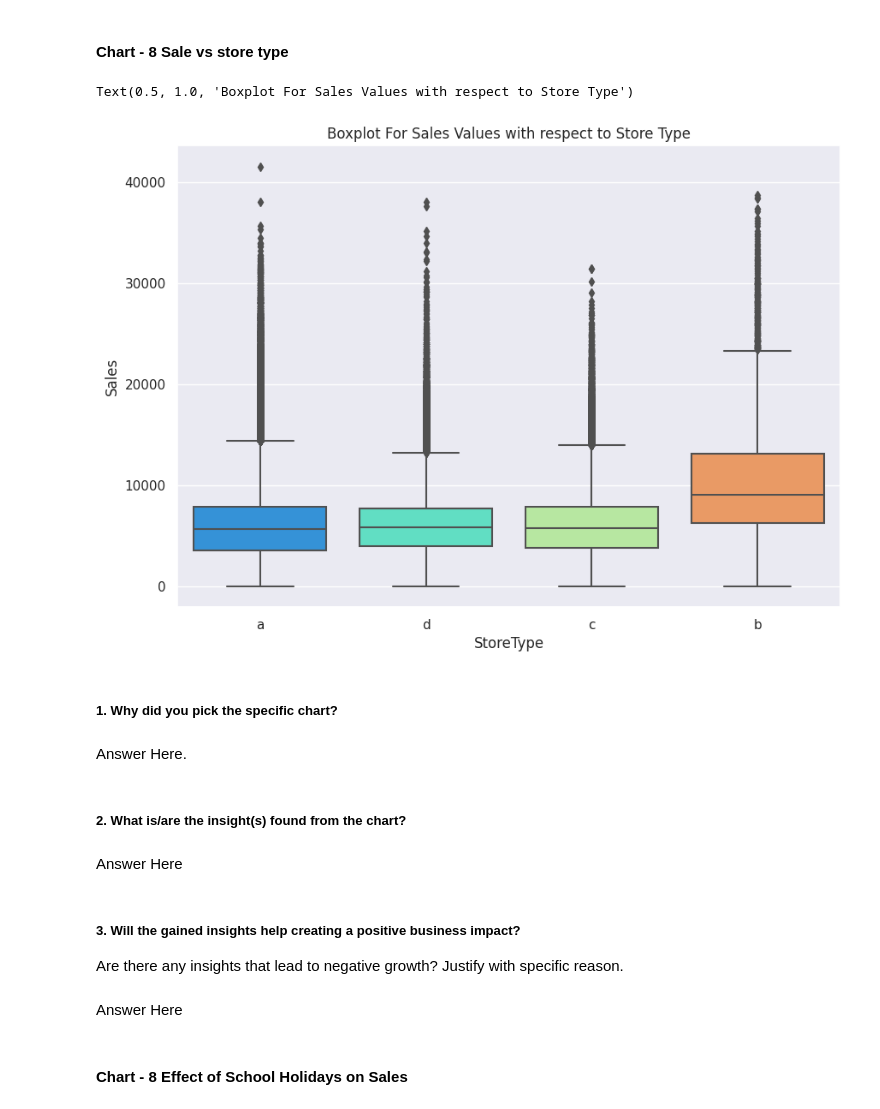
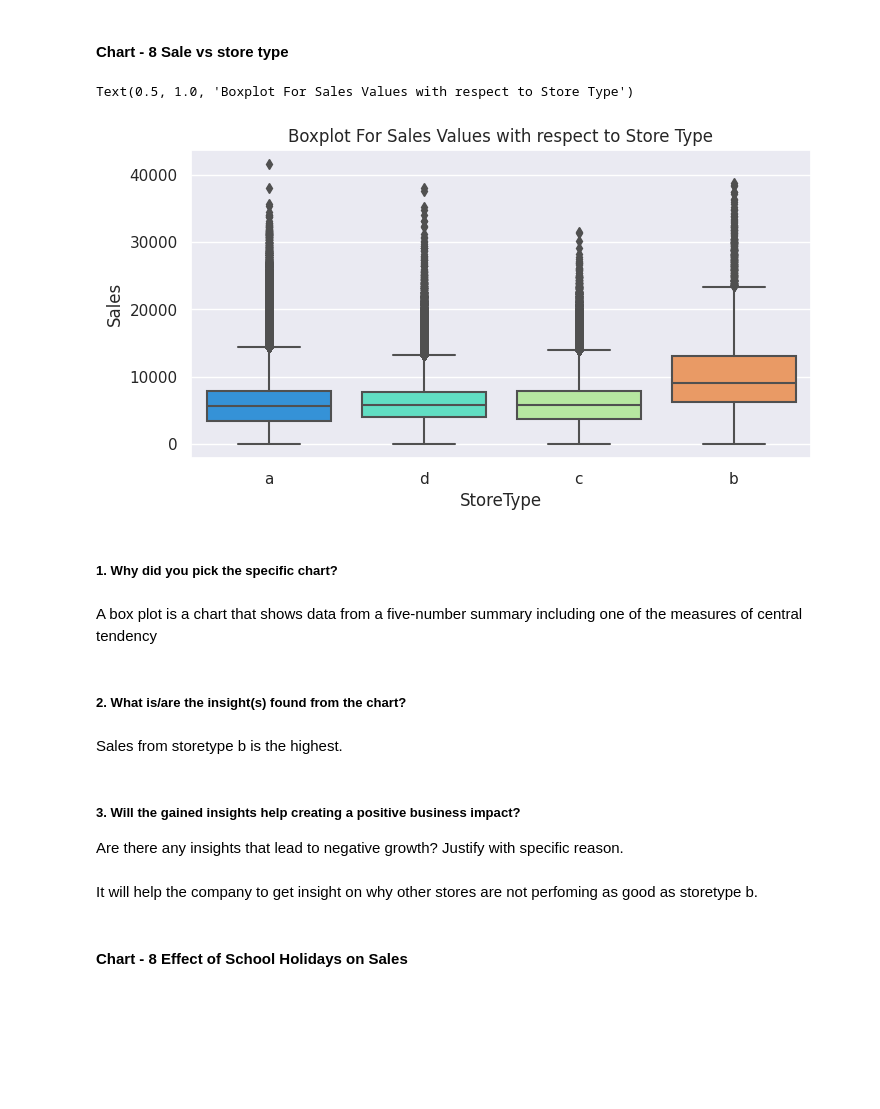
Before and after one commit to theuttammishra/Retail-Sales, a Jupyter notebook: Retail_sales_prediction.ipynb, the cells around one changed output. Saved outputs shown, nothing was run; the diff lists cells and outputs as text; code cells hidden in the pictures; blank space fills up the shorter version.

```diff
--- a/Retail_sales_prediction.ipynb
+++ b/Retail_sales_prediction.ipynb
@@ -633,25 +631,26 @@ It will help in setting the sales strategy for each month and help gain insights
 # %% [markdown]
 #### Chart - 8 Sale vs store type
 # %%
-sns.set(rc={'figure.figsize':(10,7)})
+# Plotting the box plot
+sns.set(rc={'figure.figsize':(8,4)})
 sns.boxplot(x="StoreType", y="Sales", data=df,palette='rainbow')
 plt.title('Boxplot For Sales Values with respect to Store Type')
 # %% [output]
 Text(0.5, 1.0, 'Boxplot For Sales Values with respect to Store Type')
-[figure, old version]
+[figure, new version]
 # %% [markdown]
 ##### 1. Why did you pick the specific chart?
-# %% [markdown]
-Answer Here.
+# %% [markdown]
+A box plot is a chart that shows data from a five-number summary including one of the measures of central tendency
 # %% [markdown]
 ##### 2. What is/are the insight(s) found from the chart?
-# %% [markdown]
-Answer Here
+# %% [markdown]
+Sales from storetype b is the highest.
 # %% [markdown]
 ##### 3. Will the gained insights help creating a positive business impact?
 Are there any insights that lead to negative growth? Justify with specific reason.
-# %% [markdown]
-Answer Here
+# %% [markdown]
+It will help the company to get insight on why other stores are not perfoming as good as storetype b.
 # %% [markdown]
 #### Chart - 8 Effect of School Holidays on Sales
 # %%
```
Also changed, not shown: parts of 22 cells of this notebook.
